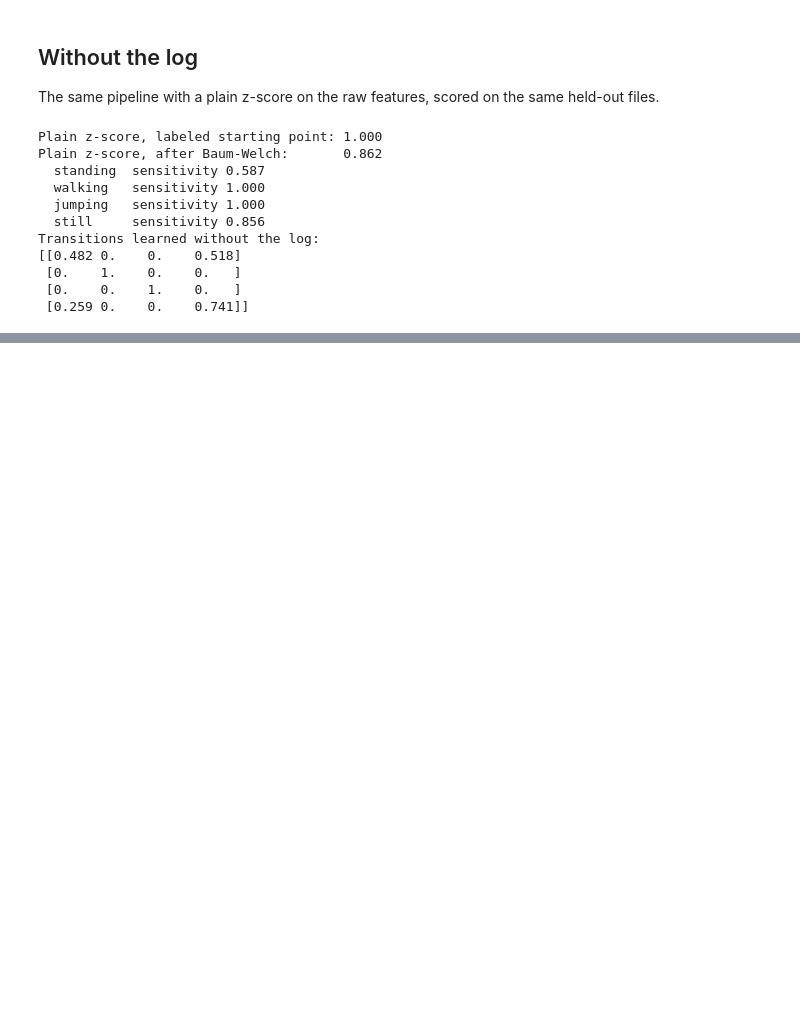
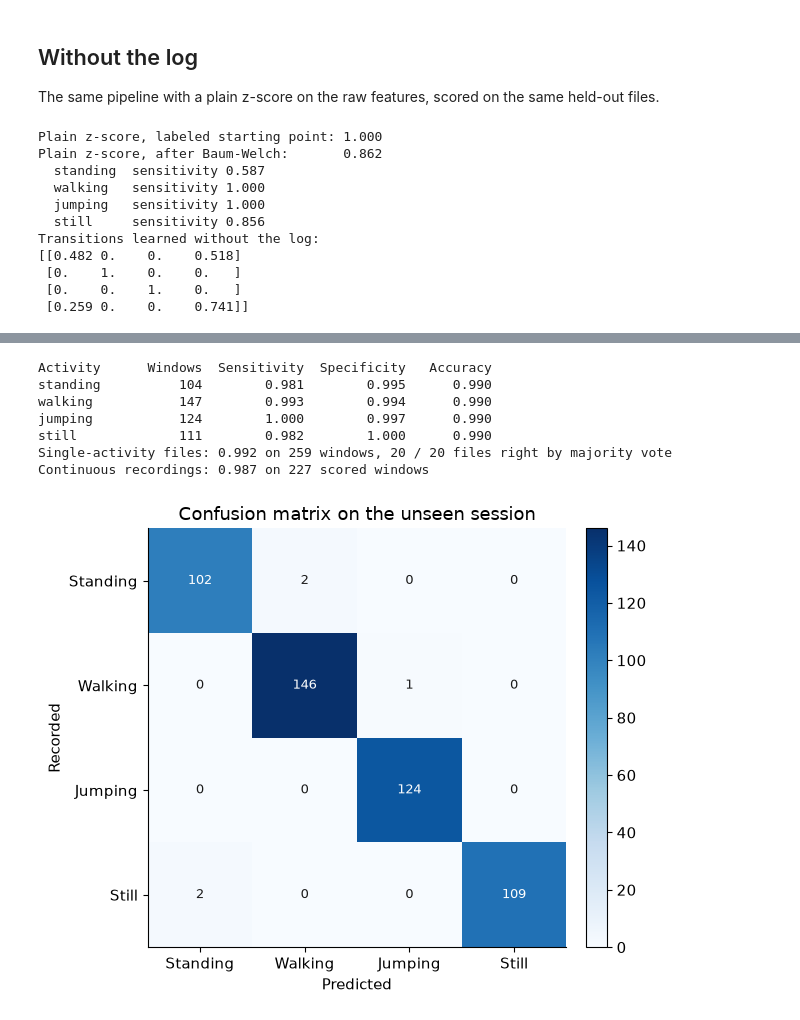
Before and after one commit to supserrr/hidden-markov-models, a Jupyter notebook: notebooks/hmm_activity_recognition.ipynb, the cells around one changed output, grey strips where cells are left out. Cells and saved outputs as stored; diff of their text form; code cells hidden in the pictures; blank space fills up the shorter version.

Commit message:
Add the unseen session to the notebook and README.

```diff
--- a/notebooks/hmm_activity_recognition.ipynb
+++ b/notebooks/hmm_activity_recognition.ipynb
@@ -61,5 +62,5 @@ The last 10 recordings of each activity, by start time, are held out. They were
 # %%
-rows = recording_rows(ROOT)
+rows = [row for row in recording_rows(ROOT) if row["split"] != "unseen"]
 for name in ACTIVITIES:
     seconds = [float(row["duration_s"]) for row in rows if row["activity"] == name]
     print(
@@ -75,6 +76,9 @@ mixed_train = sum(1 for item in splits["train"] if item["meta"]["activity"] == "
 mixed_test = sum(1 for item in splits["test"] if item["meta"]["activity"] == "mixed")
 print(f"Single-activity files: {train_n} train, {test_n} test")
 print(f"Mixed sequences: {mixed_train} train, {mixed_test} test")
+unseen_single_n = sum(1 for item in splits["unseen"] if item["meta"]["activity"] != "mixed")
+unseen_mixed_n = len(splits["unseen"]) - unseen_single_n
+print(f"Unseen session: {unseen_single_n} single-activity files, {unseen_mixed_n} continuous recordings")
 print(f"Window {WINDOW / TARGET_FS:.1f}s, hop {HOP / TARGET_FS:.1f}s, rate {TARGET_FS:.0f} Hz")
 
 examples = {}
@@ -287,0 +299,34 @@ Transitions learned without the log:
+# %%
+unseen_items = splits["unseen"]
+unseen_single = [item for item in unseen_items if item["meta"]["activity"] != "mixed"]
+unseen_mixed = [item for item in unseen_items if item["meta"]["activity"] == "mixed"]
+unseen = score_items(model, scaler, unseen_items)
+
+print(f"{'Activity':12} {'Windows':>8} {'Sensitivity':>12} {'Specificity':>12} {'Accuracy':>10}")
+for name, row in zip(ACTIVITIES, unseen["metrics"]):
+    print(
+        f"{name:12} {row['support']:8d} {row['sensitivity']:12.3f} "
+        f"{row['specificity']:12.3f} {row['overall_accuracy']:10.3f}"
+    )
+single_score = score_items(model, scaler, unseen_single)
+mixed_score = score_items(model, scaler, unseen_mixed)
+print(f"Single-activity files: {single_score['frame_accuracy']:.3f} on {single_score['n_frames']} windows, "
+      f"{int(single_score['file_accuracy'] * len(unseen_single))} / {len(unseen_single)} files right by majority vote")
+print(f"Continuous recordings: {mixed_score['frame_accuracy']:.3f} on {mixed_score['n_frames']} scored windows")
+plot_heatmap(
+    unseen["confusion"],
+    ACTIVITIES,
+    "Confusion matrix on the unseen session",
+    "Predicted",
+    "Recorded",
+    "d",
+);
+# %% [output]
+Activity      Windows  Sensitivity  Specificity   Accuracy
+standing          104        0.981        0.995      0.990
+walking           147        0.993        0.994      0.990
+jumping           124        1.000        0.997      0.990
+still             111        0.982        1.000      0.990
+Single-activity files: 0.992 on 259 windows, 20 / 20 files right by majority vote
+Continuous recordings: 0.987 on 227 scored windows
+[figure, added]
```
Also changed, not shown: parts of 10 cells of this notebook, 1 other file.
